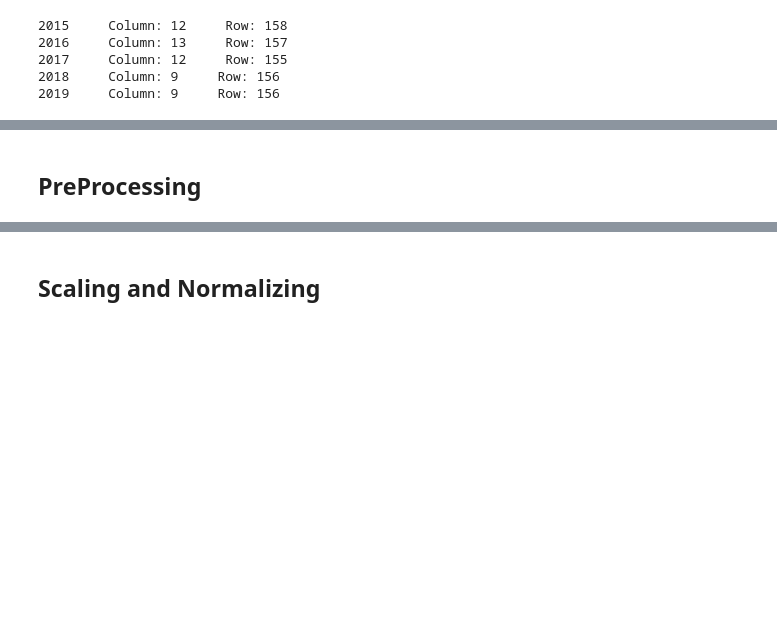
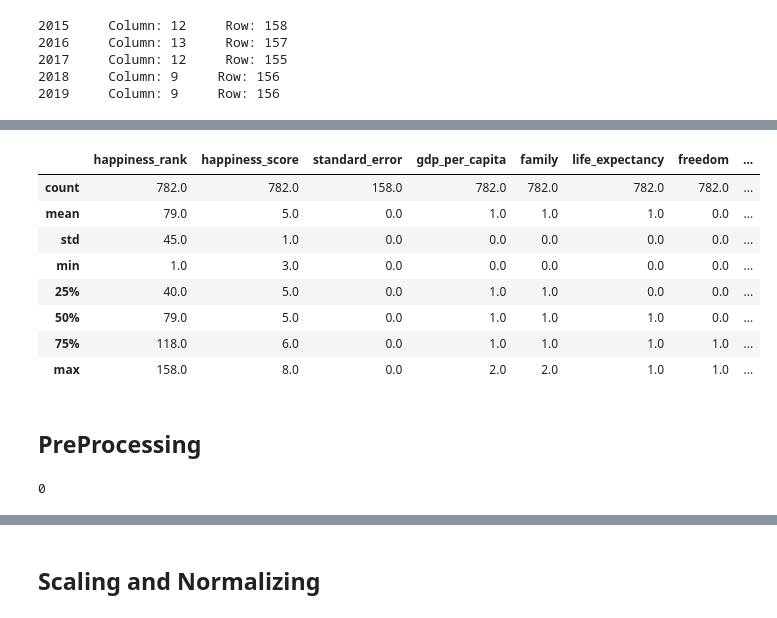
Before and after one commit to Fatemenamdar20/world-happiness-report, a Jupyter notebook: WHR_2015_2019.ipynb, the cells around one changed output, grey strips where cells are left out. Saved outputs shown, nothing was run; the diff lists cells and outputs as text; code cells hidden in the pictures; blank space fills up the shorter version.

Commit message:
concat df

```diff
--- a/WHR_2015_2019.ipynb
+++ b/WHR_2015_2019.ipynb
@@ -141,0 +122,2 @@ column_maps = {
+# %%
+df = pd.concat([df_2015, df_2016, df_2017, df_2018, df_2019])
@@ -144,2 +167,18 @@ column_maps = {
+# %%
+df.describe().round()
+# %% [output]
+|  | happiness_rank | happiness_score | standard_error | gdp_per_capita | family | life_expectancy | freedom | ... |
+| count | 782.0 | 782.0 | 158.0 | 782.0 | 782.0 | 782.0 | 782.0 | ... |
+| mean | 79.0 | 5.0 | 0.0 | 1.0 | 1.0 | 1.0 | 0.0 | ... |
+| std | 45.0 | 1.0 | 0.0 | 0.0 | 0.0 | 0.0 | 0.0 | ... |
+| min | 1.0 | 3.0 | 0.0 | 0.0 | 0.0 | 0.0 | 0.0 | ... |
+| 25% | 40.0 | 5.0 | 0.0 | 1.0 | 1.0 | 0.0 | 0.0 | ... |
+| 50% | 79.0 | 5.0 | 0.0 | 1.0 | 1.0 | 1.0 | 0.0 | ... |
+| 75% | 118.0 | 6.0 | 0.0 | 1.0 | 1.0 | 1.0 | 1.0 | ... |
+| max | 158.0 | 8.0 | 0.0 | 2.0 | 2.0 | 1.0 | 1.0 | ... |
 # %% [markdown]
 ## PreProcessing
+# %%
+df.duplicated().sum()
+# %% [output]
+0
```
Also changed, not shown: parts of 8 cells of this notebook.
